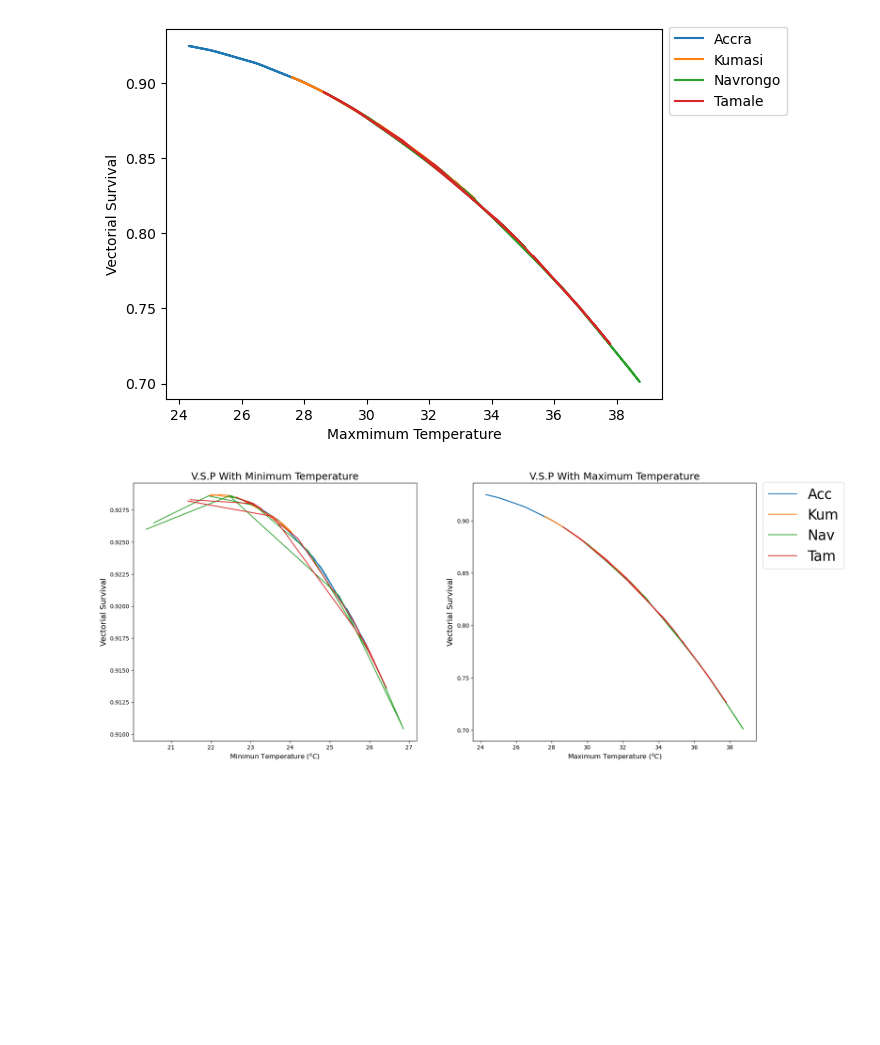
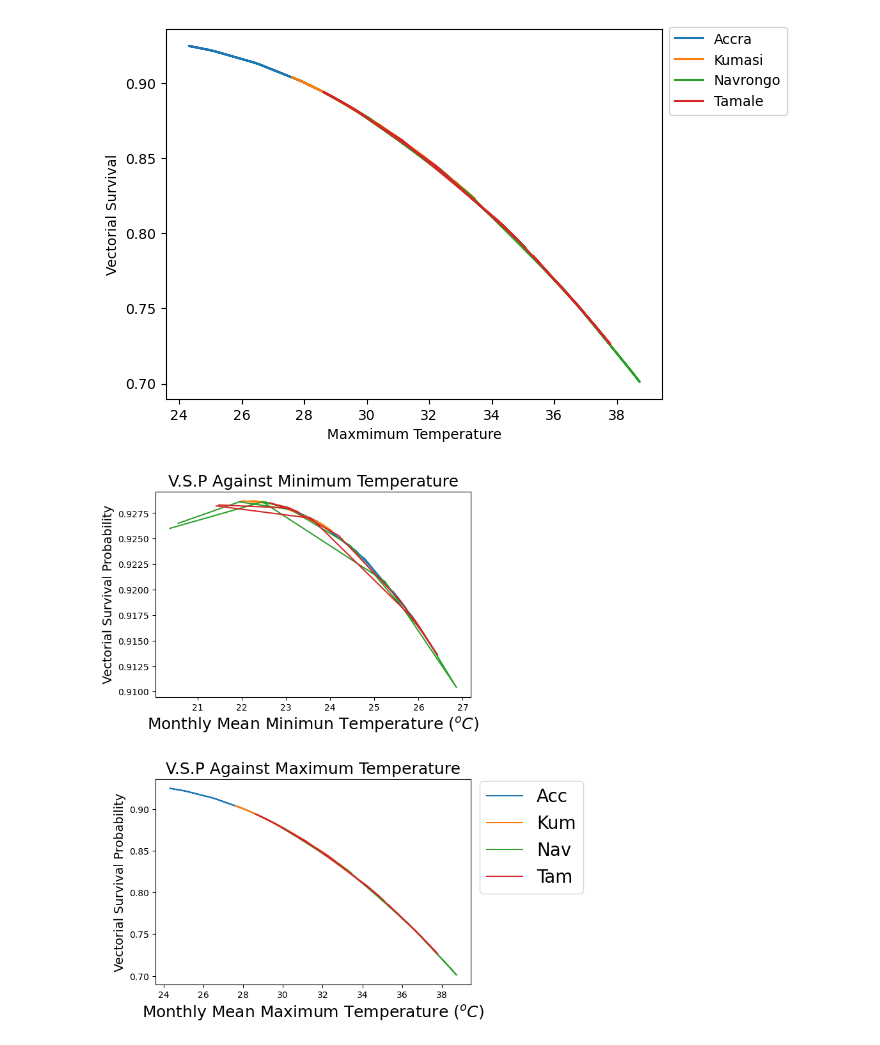
Before and after one commit to ayitaheric/JNAA_LAB, a Jupyter notebook: Hackathon_G2.ipynb, the cells around one changed output. Drawn from its saved outputs; the diff is of its cells as text; code cells hidden in the pictures; blank space fills up the shorter version.

```diff
--- a/Hackathon_G2.ipynb
+++ b/Hackathon_G2.ipynb
@@ -160,28 +160,28 @@ plt.legend(loc='lower left',bbox_to_anchor=(1,0.75))
 <matplotlib.legend.Legend at 0x...>
 [figure]
 # %%
-fig,axes=plt.subplots(figsize=(20,20), ncols=2, nrows=2)
+fig,axes=plt.subplots(figsize=(14,10), ncols=2, nrows=2)
 plt.subplots_adjust(hspace = 0.4, wspace = 0.2)
 x1 = axes[0,0]
 x1.plot(Ap.index,Ap, label='Acc')
 x1.plot(Kp.index,Kp, label='Kum')
 x1.plot(Np.index,Np, label='Nav')
 x1.plot(Tp.index,Tp, label='Tam')
-x1.set_title('V.S.P With Minimum Temperature',fontsize=18)
-x1.set_ylabel('Vectorial Survival',fontsize=14)
-x1.set_xlabel('Minimun Temperature ($^oC$)',fontsize=12)
+x1.set_title('V.S.P Against Minimum Temperature',fontsize=18)
+x1.set_ylabel('Vectorial Survival Probability',fontsize=14)
+x1.set_xlabel('Monthly Mean Minimun Temperature ($^oC$)',fontsize=18)
 
-x2 = axes[0,1]
+x2 = axes[1,0]
 x2.plot(Apx.index,Apx,label='Acc')
 x2.plot(Kpx.index,Kpx, label='Kum')
 x2.plot(Npx.index,Npx,label='Nav')
 x2.plot(Tpx.index,Tpx, label='Tam')
-x2.set_ylabel('Vectorial Survival',fontsize=14)
-x2.set_xlabel('Maximum Temperature ($^oC$)',fontsize=12)
-x2.set_title('V.S.P With Maximum Temperature',fontsize=18)
-x2.legend(loc='lower left',bbox_to_anchor=(1,0.64),fontsize=25)
+x2.set_ylabel('Vectorial Survival Probability',fontsize=14)
+x2.set_xlabel('Monthly Mean Maximum Temperature ($^oC$)',fontsize=18)
+x2.set_title('V.S.P Against Maximum Temperature',fontsize=18)
+x2.legend(loc='lower left',bbox_to_anchor=(1,0.40),fontsize=20)
 
-x3=axes[1,0].set_visible(False);x4=axes[1,1].set_visible(False)
+x3=axes[0,1].set_visible(False);x4=axes[1,1].set_visible(False)
 plt.savefig('V.S.P.tiff')
 # %% [output]
-[figure, old version]
+[figure, new version]
```
Also changed, not shown: parts of 1 cell of this notebook.
